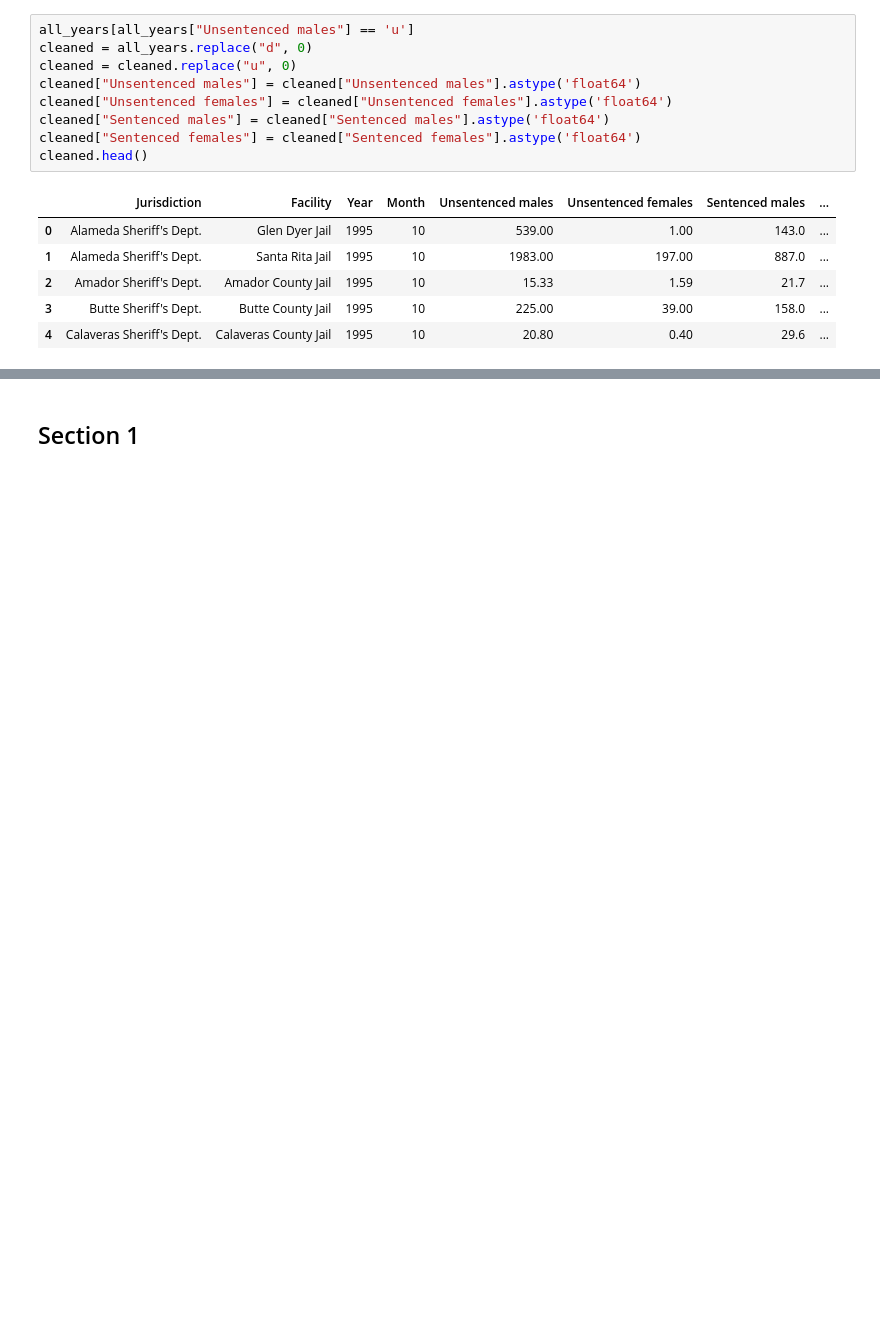
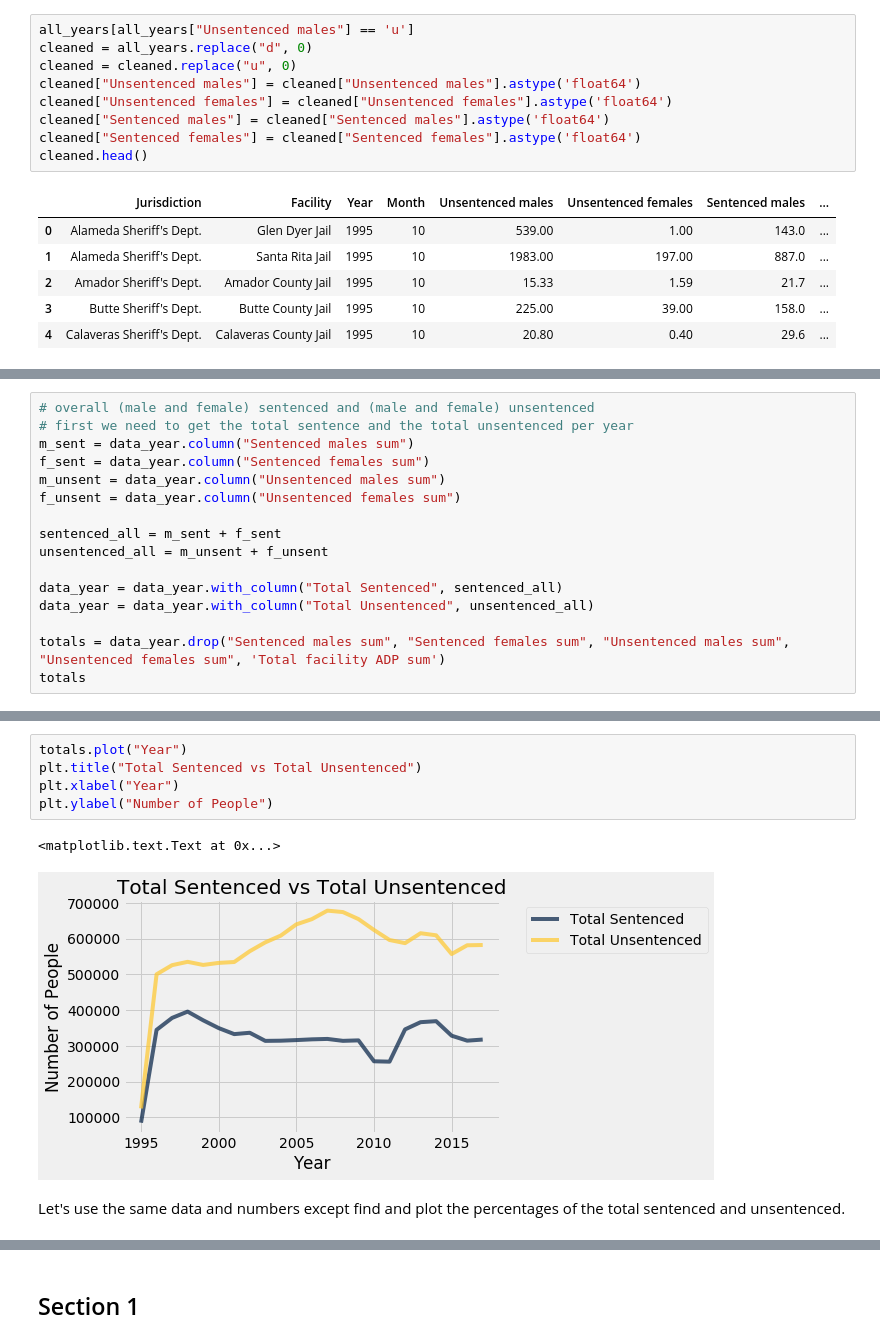
Before and after one commit to ds-modules/ES-21AC-SP19, a Jupyter notebook: Jails.ipynb, the cells around one changed output, grey strips where cells are left out. Saved outputs shown, nothing was run; the diff lists cells and outputs as text; blank space fills up the shorter version.

```diff
--- a/Jails.ipynb
+++ b/Jails.ipynb
@@ -209,0 +211,16 @@ plt.bar(by_year["Year"], by_year["Sentenced females"], width, color='b')
+# %%
+# overall (male and female) sentenced and (male and female) unsentenced
+# first we need to get the total sentence and the total unsentenced per year
+m_sent = data_year.column("Sentenced males sum")
+f_sent = data_year.column("Sentenced females sum")
+m_unsent = data_year.column("Unsentenced males sum")
+f_unsent = data_year.column("Unsentenced females sum")
+
+sentenced_all = m_sent + f_sent
+unsentenced_all = m_unsent + f_unsent
+
+data_year = data_year.with_column("Total Sentenced", sentenced_all)
+data_year = data_year.with_column("Total Unsentenced", unsentenced_all)
+
+totals = data_year.drop("Sentenced males sum", "Sentenced females sum", "Unsentenced males sum", "Unsentenced females sum", 'Total facility ADP sum')
+totals
@@ -209,0 +240,10 @@ plt.bar(by_year["Year"], by_year["Sentenced females"], width, color='b')
+# %%
+totals.plot("Year")
+plt.title("Total Sentenced vs Total Unsentenced")
+plt.xlabel("Year")
+plt.ylabel("Number of People")
+# %% [output]
+<matplotlib.text.Text at 0x...>
+[figure, added]
+# %% [markdown]
+Let's use the same data and numbers except find and plot the percentages of the total sentenced and unsentenced.
```
Also changed, not shown: parts of 35 cells of this notebook, 1 other file.
